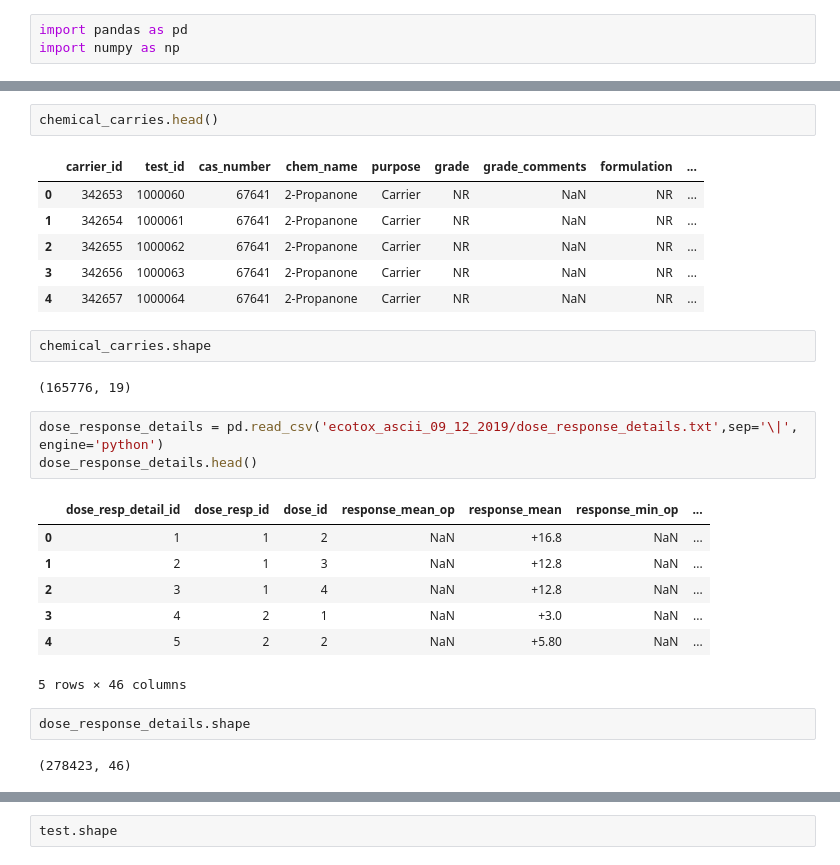
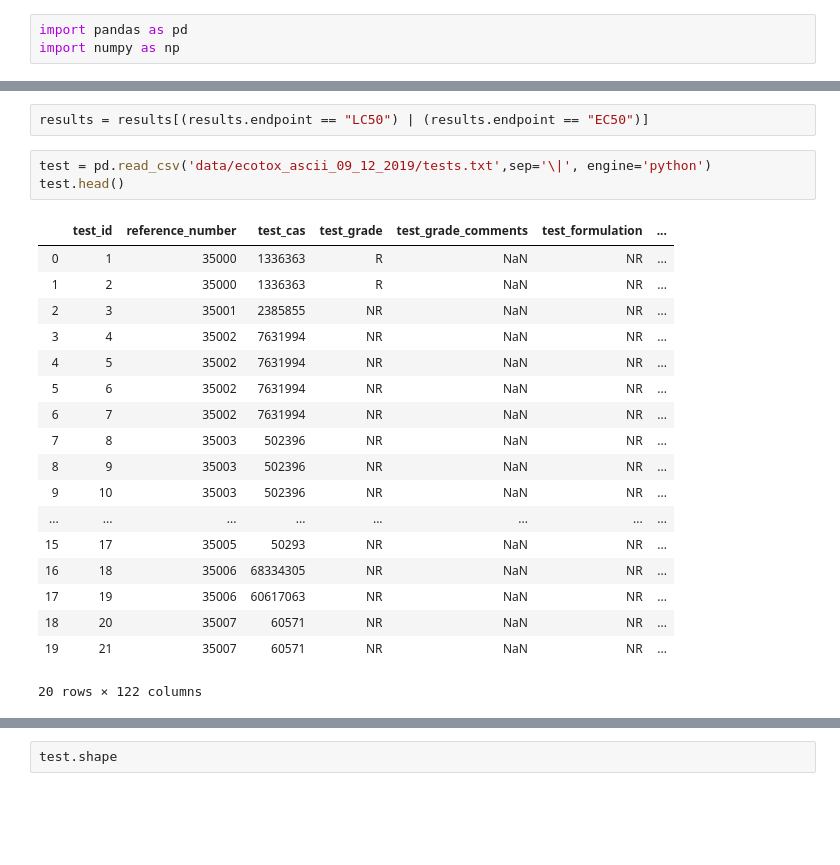
Before and after one commit to manuleo/ML_Toxicology_Testing, a Jupyter notebook: data_analysis.ipynb, the cells around one changed output, grey strips where cells are left out. Drawn from its saved outputs; the diff is of its cells as text; blank space fills up the shorter version.

```diff
--- a/data_analysis.ipynb
+++ b/data_analysis.ipynb
@@ -6,28 +15,24 @@ chemical_carries = pd.read_csv('ecotox_ascii_09_12_2019/chemical_carriers.txt',s
-# %%
-chemical_carries.head()
-# %% [output]
-|  | carrier_id | test_id | cas_number | chem_name | purpose | grade | grade_comments | formulation | ... |
-| 0 | 342653 | 1000060 | 67641 | 2-Propanone | Carrier | NR | NaN | NR | ... |
-| 1 | 342654 | 1000061 | 67641 | 2-Propanone | Carrier | NR | NaN | NR | ... |
-| 2 | 342655 | 1000062 | 67641 | 2-Propanone | Carrier | NR | NaN | NR | ... |
-| 3 | 342656 | 1000063 | 67641 | 2-Propanone | Carrier | NR | NaN | NR | ... |
-| 4 | 342657 | 1000064 | 67641 | 2-Propanone | Carrier | NR | NaN | NR | ... |
-# %%
-chemical_carries.shape
-# %% [output]
-(165776, 19)
+# %%
+results = results[(results.endpoint == "LC50") | (results.endpoint == "EC50")]
 # %%
-dose_response_details = pd.read_csv('ecotox_ascii_09_12_2019/dose_response_details.txt',sep='\|', engine='python')
-dose_response_details.head()
+test = pd.read_csv('data/ecotox_ascii_09_12_2019/tests.txt',sep='\|', engine='python')
+test.head()
 # %% [output]
-|  | dose_resp_detail_id | dose_resp_id | dose_id | response_mean_op | response_mean | response_min_op | ... |
-| 0 | 1 | 1 | 2 | NaN | +16.8 | NaN | ... |
-| 1 | 2 | 1 | 3 | NaN | +12.8 | NaN | ... |
-| 2 | 3 | 1 | 4 | NaN | +12.8 | NaN | ... |
-| 3 | 4 | 2 | 1 | NaN | +3.0 | NaN | ... |
-| 4 | 5 | 2 | 2 | NaN | +5.80 | NaN | ... |
+|  | test_id | reference_number | test_cas | test_grade | test_grade_comments | test_formulation | ... |
+| 0 | 1 | 35000 | 1336363 | R | NaN | NR | ... |
+| 1 | 2 | 35000 | 1336363 | R | NaN | NR | ... |
+| 2 | 3 | 35001 | 2385855 | NR | NaN | NR | ... |
+| 3 | 4 | 35002 | 7631994 | NR | NaN | NR | ... |
+| 4 | 5 | 35002 | 7631994 | NR | NaN | NR | ... |
+| 5 | 6 | 35002 | 7631994 | NR | NaN | NR | ... |
+| 6 | 7 | 35002 | 7631994 | NR | NaN | NR | ... |
+| 7 | 8 | 35003 | 502396 | NR | NaN | NR | ... |
+| 8 | 9 | 35003 | 502396 | NR | NaN | NR | ... |
+| 9 | 10 | 35003 | 502396 | NR | NaN | NR | ... |
+| ... | ... | ... | ... | ... | ... | ... | ... |
+| 15 | 17 | 35005 | 50293 | NR | NaN | NR | ... |
+| 16 | 18 | 35006 | 68334305 | NR | NaN | NR | ... |
+| 17 | 19 | 35006 | 60617063 | NR | NaN | NR | ... |
+| 18 | 20 | 35007 | 60571 | NR | NaN | NR | ... |
+| 19 | 21 | 35007 | 60571 | NR | NaN | NR | ... |
-5 rows × 46 columns
+20 rows × 122 columns
-# %%
-dose_response_details.shape
-# %% [output]
-(278423, 46)
```
Also changed, not shown: parts of 24 cells of this notebook.
